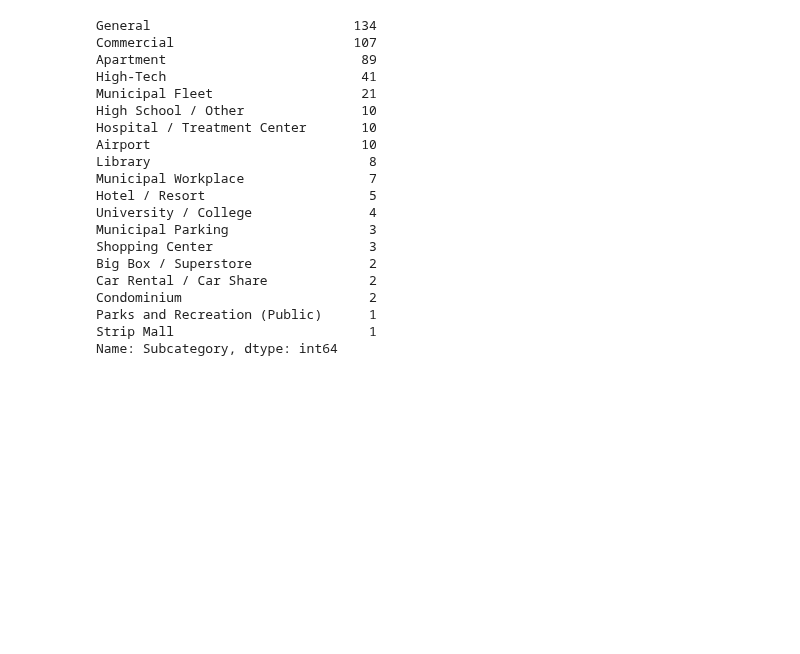
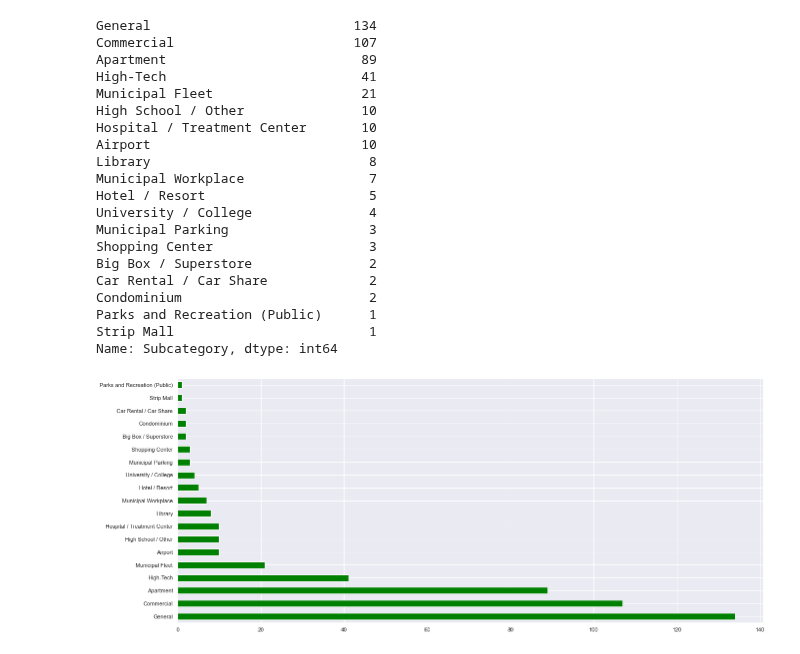
Before and after one commit to encodingintuition/EV_Infrastructure, a Jupyter notebook: code/AustinTX-CS--01_EDA01.ipynb, the cells around one changed output. Saved outputs shown, nothing was run; the diff lists cells and outputs as text; code cells hidden in the pictures; blank space fills up the shorter version.

```diff
--- a/code/AustinTX-CS--01_EDA01.ipynb
+++ b/code/AustinTX-CS--01_EDA01.ipynb
@@ -307,3 +376,7 @@ Condominium                        2
 Parks and Recreation (Public)      1
 Strip Mall                         1
 Name: Subcategory, dtype: int64
+# %%
+df['Subcategory'].value_counts().plot(kind = 'barh', color = 'green' );
+# %% [output]
+[figure, added]
```
Also changed, not shown: parts of 21 cells of this notebook.
